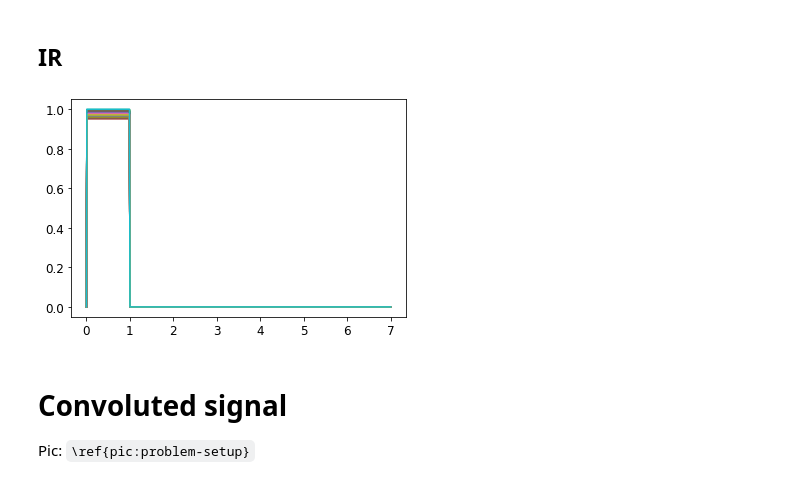
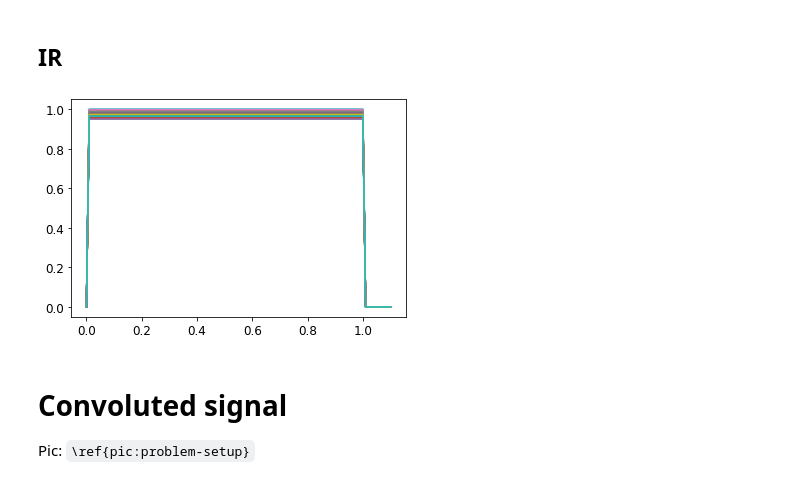
Before and after one commit to nj-vs-vh/master-thesis, a Jupyter notebook: notebooks/method.ipynb, the cells around one changed output. Saved outputs shown, nothing was run; the diff lists cells and outputs as text; code cells hidden in the pictures.

```diff
--- a/notebooks/method.ipynb
+++ b/notebooks/method.ipynb
@@ -23,31 +24,31 @@ reload_modules()
 # %%
 gamma = 0.5
 
 pts_per_bin = 100
-L_true = 7
+L_true = 1.1
 
 ir_x = np.linspace(0, L_true, int(L_true * pts_per_bin))
 
 # exp-decay
 # ir_y = np.exp(- gamma * ir_x)
 
 # step
 step_width = 1
 step_start = 0
 ir_y = (np.logical_and(ir_x > step_start, ir_x <= step_start+step_width)).astype('float')
 
 # gaussian shape
 # x_max = 1
 # x_sigma = 4
 # ir_y = np.exp(- (ir_x - x_max) ** 2 / (2 * x_sigma ** 2))
 
 factor_min, factor_max = 0.95, 1
 rir = randomized_ir.RandomizedIr(ir_x, ir_y, factor=lambda: factor_min + random()*(factor_max - factor_min))
 # rir = rir.RandomizedIr(ir_x, ir_y)
 
 rir.plot_realizations(count=30)
 # %% [output]
-[figure, old version]
+[figure, new version]
 # %% [markdown]
 # Convoluted signal
 
```
Also changed, not shown: parts of 20 cells of this notebook, 5 other files.
